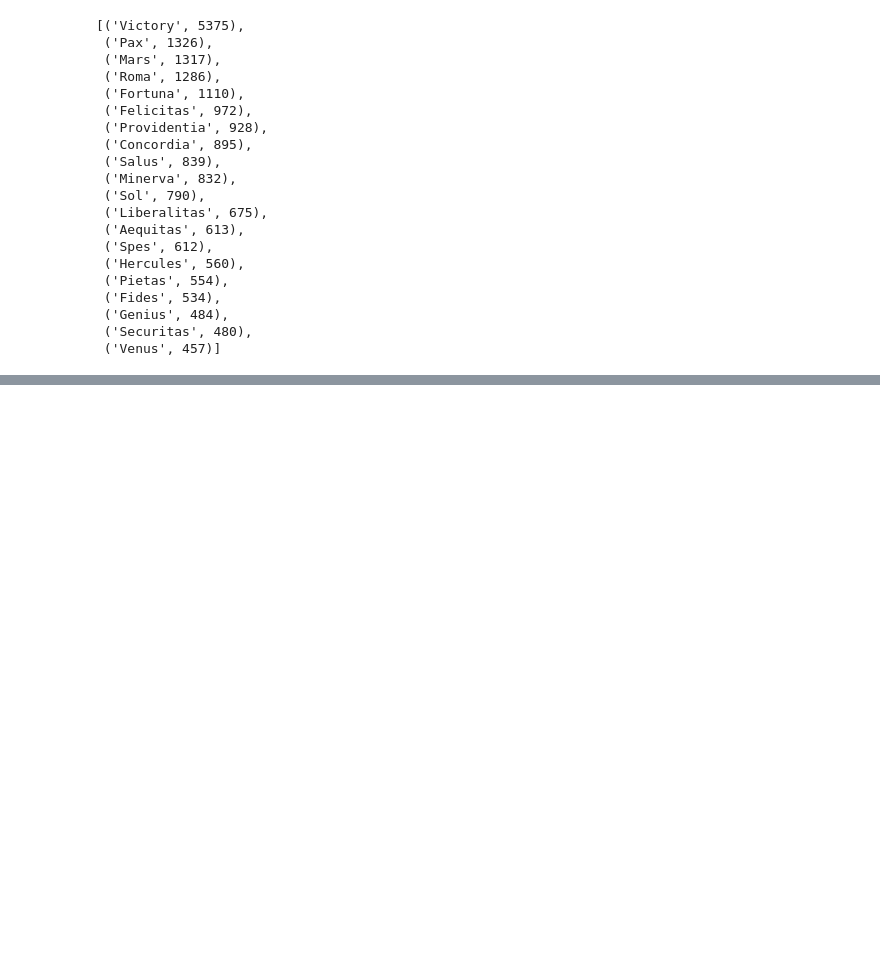
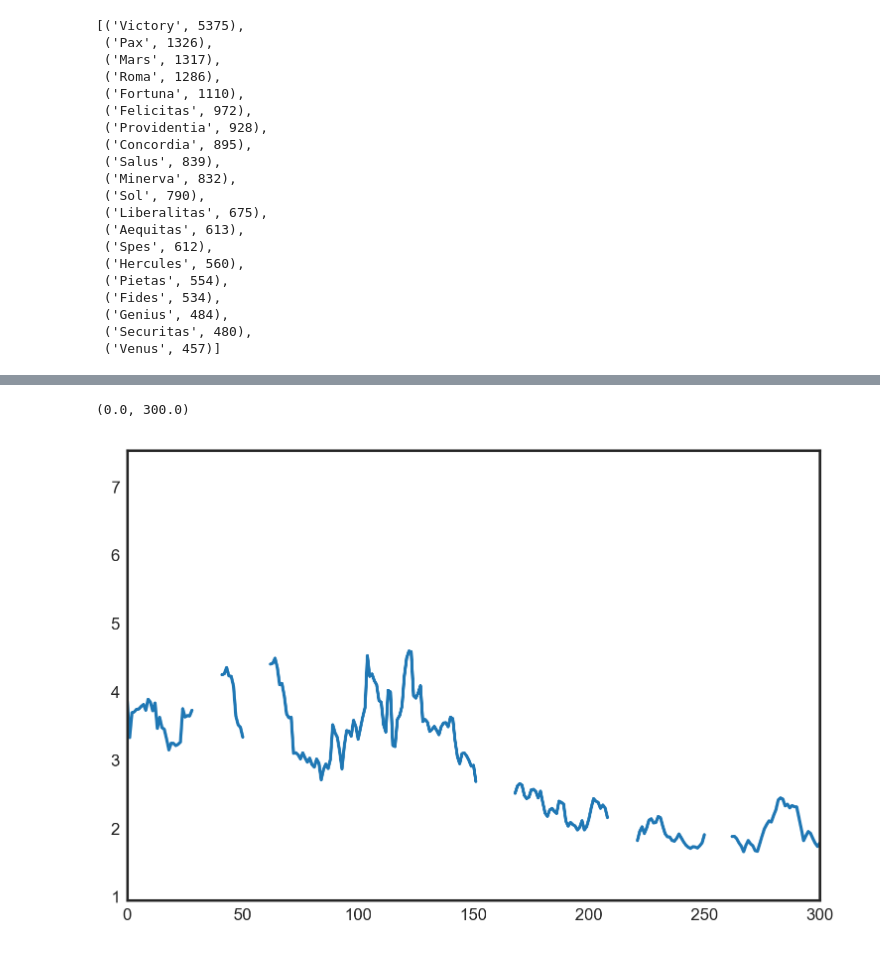
Before and after one commit to sdam-au/coins, a Jupyter notebook: scripts/4_deities_temporal_explorations.ipynb, the cells around one changed output, grey strips where cells are left out. Cells and saved outputs as stored; diff of their text form; code cells hidden in the pictures; blank space fills up the shorter version.

```diff
--- a/scripts/4_deities_temporal_explorations.ipynb
+++ b/scripts/4_deities_temporal_explorations.ipynb
@@ -154,0 +248,3 @@ ax.plot(date_freqs_df.index, date_freqs_dict["Mars"], color="blue")
+# %%
+pnas = pd.read_excel("../data/pnas.xlsx", sheet_name="Fig. 2", header=None)
+pnas.head(10)
@@ -154,0 +263,9 @@ ax.plot(date_freqs_df.index, date_freqs_dict["Mars"], color="blue")
+# %%
+pnas = pnas[7:].copy()
+pnas["date"] = pnas[0].apply(lambda x: 1950.5 - x)
+def clean_pol(pol):
+    if pol == -0.999:
+        pol = np.nan
+    return pol
+pnas["pollution"] = pnas[1].apply(clean_pol)
+pnas.head(5)
@@ -154,0 +294,7 @@ ax.plot(date_freqs_df.index, date_freqs_dict["Mars"], color="blue")
+# %%
+fig,ax = plt.subplots()
+ax.plot(pnas["date"], pnas["pollution"].rolling(11, center=True).mean())
+ax.set_xlim(0,300)
+# %% [output]
+(0.0, 300.0)
+[figure, added]
```
Also changed, not shown: parts of 17 cells of this notebook, 2 other files.
